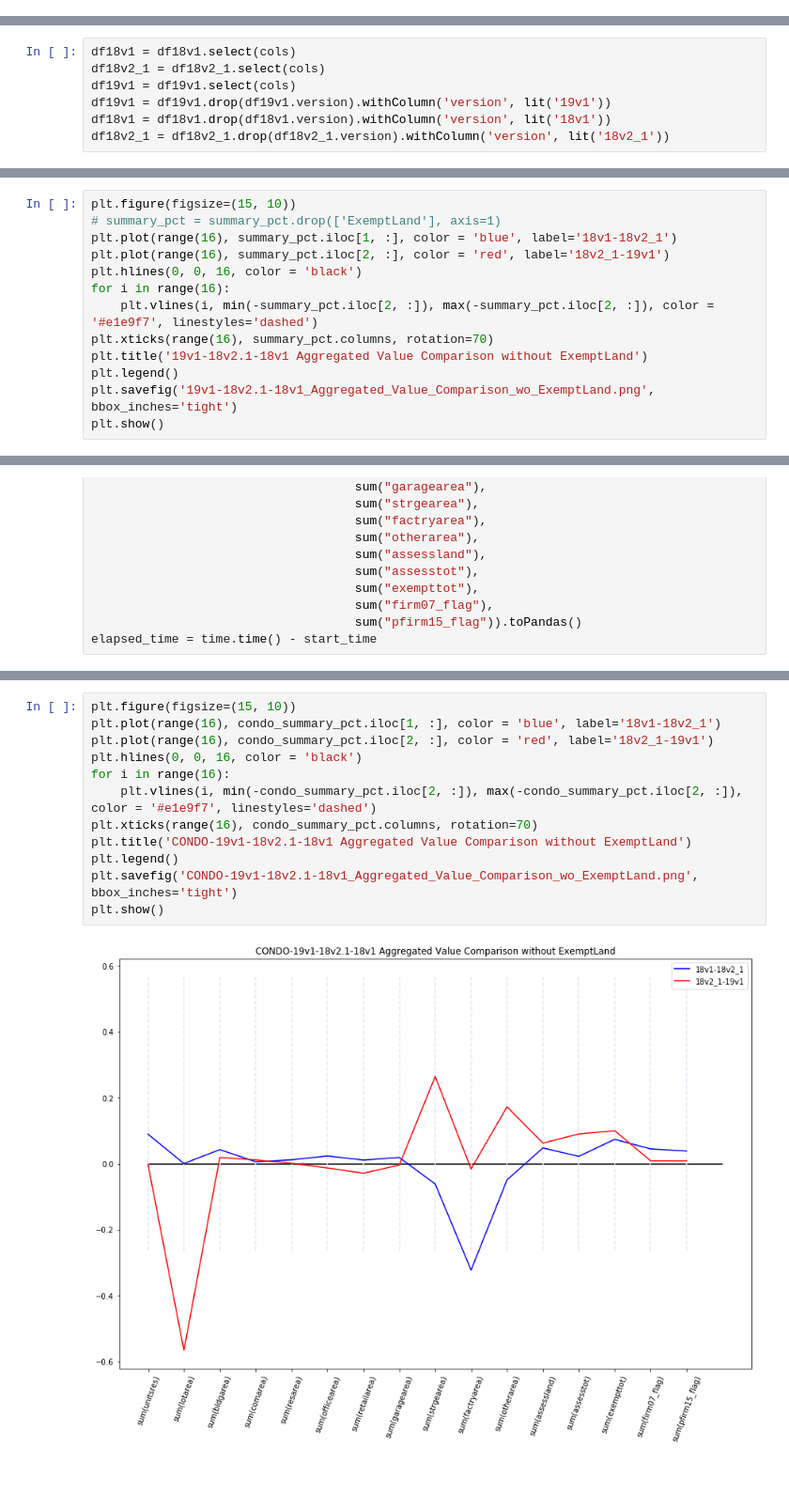
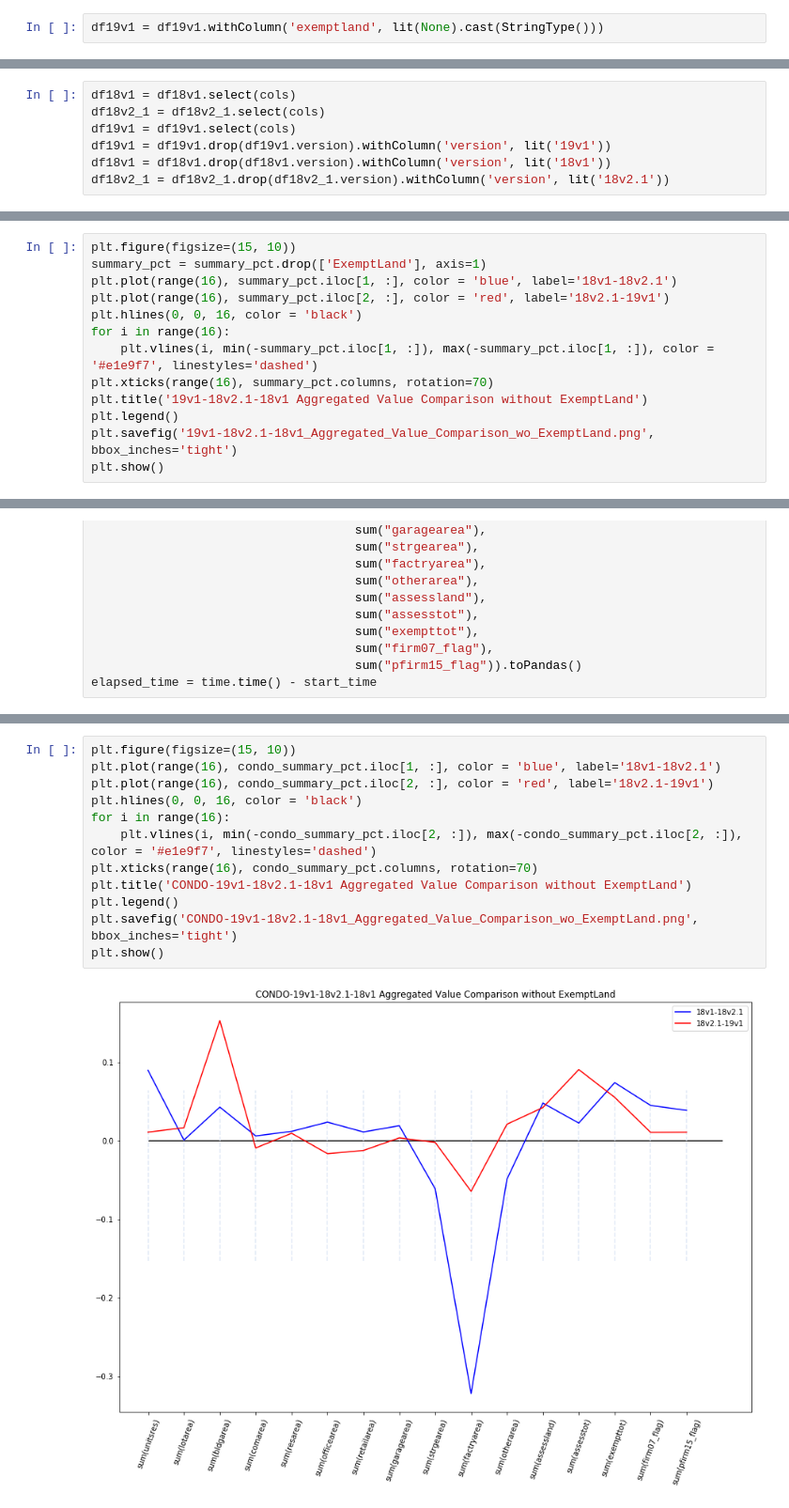
Before and after one commit to NYCPlanning/db-pluto-qaqc, a Jupyter notebook: 19v1/pluto_aggregate_analysis_19v1.ipynb, the cells around one changed output, grey strips where cells are left out. Shown at 94% size. Drawn from its saved outputs; the diff is of its cells as text; blank space fills up the shorter version.

```diff
--- a/19v1/pluto_aggregate_analysis_19v1.ipynb
+++ b/19v1/pluto_aggregate_analysis_19v1.ipynb
@@ -19,6 +18,8 @@ spark = SparkSession(sc)
 df19v1 = spark.read.csv('../data/pluto.csv', header=True)
 df18v2_1 = spark.read.csv('../data/pluto_18v2_1.csv', header=True)
 df18v1 = spark.read.csv('../data/pluto_18v1.csv', header=True)
+# %%
+df19v1 = df19v1.withColumn('exemptland', lit(None).cast(StringType()))
 # %% [markdown]
 ### convert column names all to lower case
 # %%
@@ -33,7 +34,7 @@ df18v2_1 = df18v2_1.select(cols)
 df19v1 = df19v1.select(cols)
 df19v1 = df19v1.drop(df19v1.version).withColumn('version', lit('19v1'))
 df18v1 = df18v1.drop(df18v1.version).withColumn('version', lit('18v1'))
-df18v2_1 = df18v2_1.drop(df18v2_1.version).withColumn('version', lit('18v2_1'))
+df18v2_1 = df18v2_1.drop(df18v2_1.version).withColumn('version', lit('18v2.1'))
 # %%
 df =df19v1.union(df18v2_1).union(df18v1)
 # %%
@@ -123,11 +123,11 @@ ValueError: x and y must have same first dimension, but have shapes (17,) and (1
 # %%
 plt.figure(figsize=(15, 10))
-# summary_pct = summary_pct.drop(['ExemptLand'], axis=1)
-plt.plot(range(16), summary_pct.iloc[1, :], color = 'blue', label='18v1-18v2_1')
-plt.plot(range(16), summary_pct.iloc[2, :], color = 'red', label='18v2_1-19v1')
+summary_pct = summary_pct.drop(['ExemptLand'], axis=1)
+plt.plot(range(16), summary_pct.iloc[1, :], color = 'blue', label='18v1-18v2.1')
+plt.plot(range(16), summary_pct.iloc[2, :], color = 'red', label='18v2.1-19v1')
 plt.hlines(0, 0, 16, color = 'black')
 for i in range(16):
-    plt.vlines(i, min(-summary_pct.iloc[2, :]), max(-summary_pct.iloc[2, :]), color = '#e1e9f7', linestyles='dashed')
+    plt.vlines(i, min(-summary_pct.iloc[1, :]), max(-summary_pct.iloc[1, :]), color = '#e1e9f7', linestyles='dashed')
 plt.xticks(range(16), summary_pct.columns, rotation=70)
 plt.title('19v1-18v2.1-18v1 Aggregated Value Comparison without ExemptLand')
 plt.legend()
@@ -171,14 +171,14 @@ condo_summary_pct
 # %%
 plt.figure(figsize=(15, 10))
-plt.plot(range(16), condo_summary_pct.iloc[1, :], color = 'blue', label='18v1-18v2_1')
-plt.plot(range(16), condo_summary_pct.iloc[2, :], color = 'red', label='18v2_1-19v1')
+plt.plot(range(16), condo_summary_pct.iloc[1, :], color = 'blue', label='18v1-18v2.1')
+plt.plot(range(16), condo_summary_pct.iloc[2, :], color = 'red', label='18v2.1-19v1')
 plt.hlines(0, 0, 16, color = 'black')
 for i in range(16):
     plt.vlines(i, min(-condo_summary_pct.iloc[2, :]), max(-condo_summary_pct.iloc[2, :]), color = '#e1e9f7', linestyles='dashed')
 plt.xticks(range(16), condo_summary_pct.columns, rotation=70)
 plt.title('CONDO-19v1-18v2.1-18v1 Aggregated Value Comparison without ExemptLand')
 plt.legend()
 plt.savefig('CONDO-19v1-18v2.1-18v1_Aggregated_Value_Comparison_wo_ExemptLand.png', bbox_inches='tight')
 plt.show()
 # %% [output]
-[figure, old version]
+[figure, new version]
```
Also changed, not shown: parts of 10 cells of this notebook, 33 other files.
